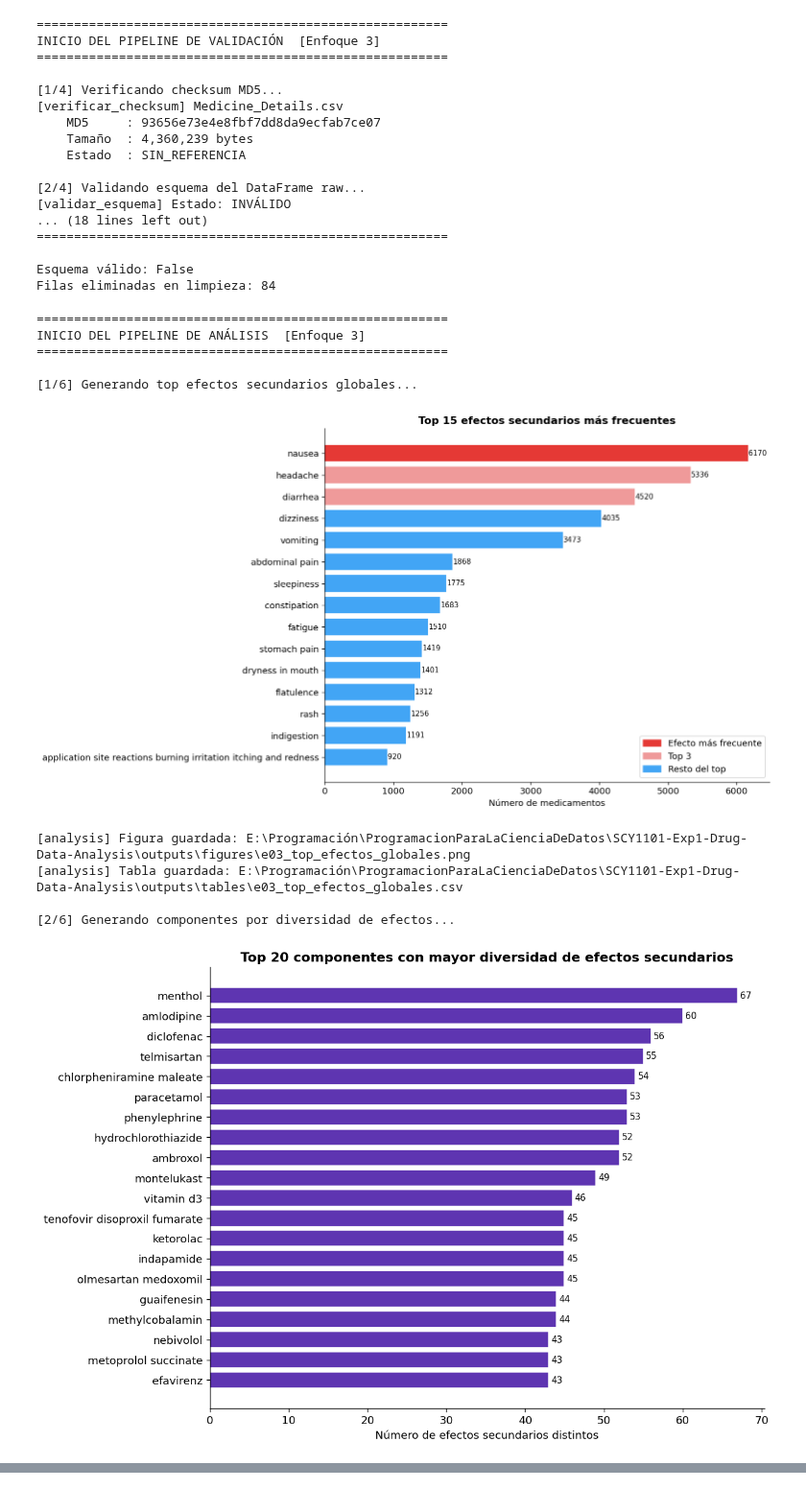
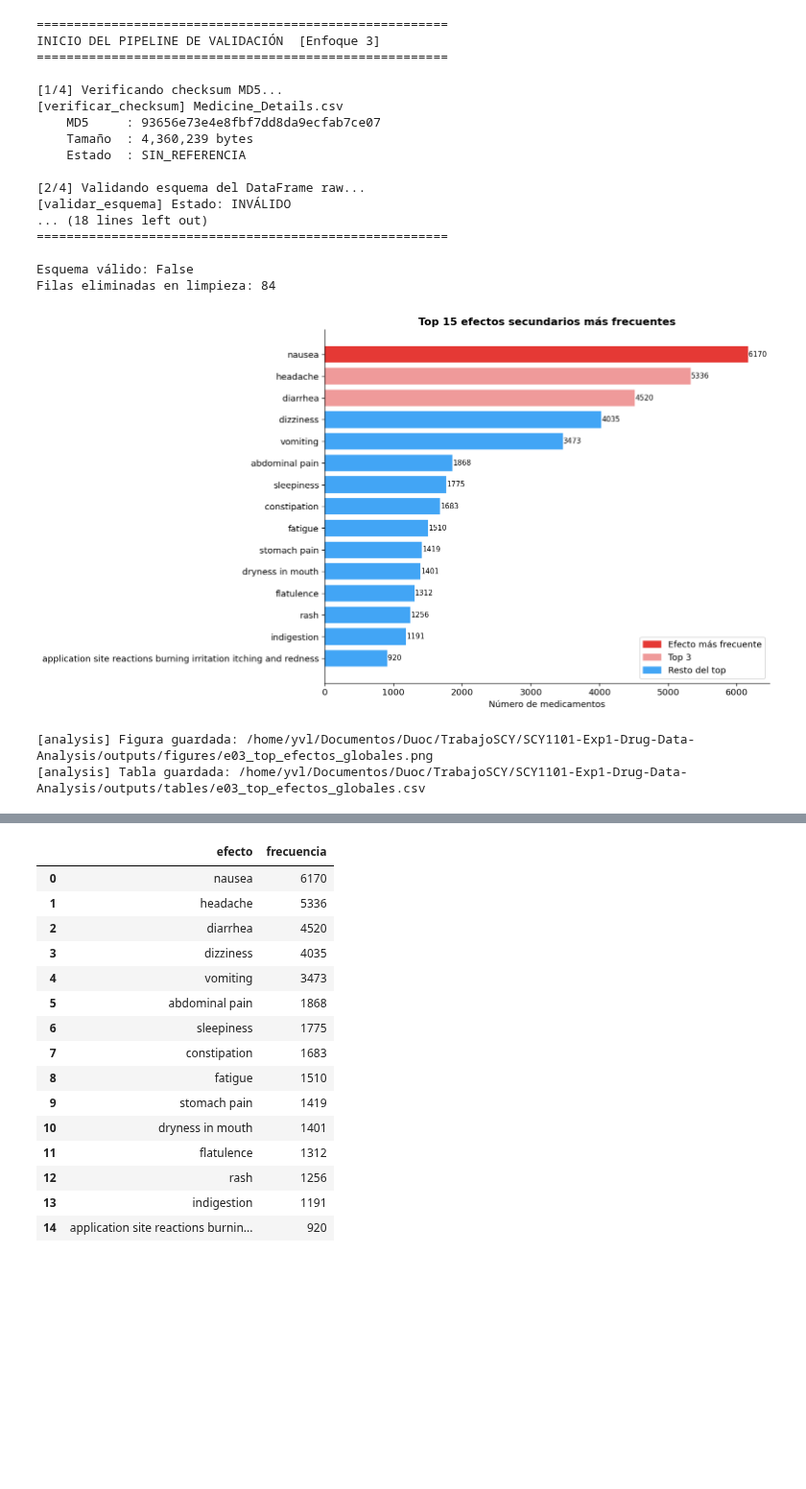
Before and after one commit to Cesitar16/SCY1101-Exp1-Drug-Data-Analysis, a Jupyter notebook: notebooks/enfoque_03_efectos_secundarios_componentes/03_analisis_efectos_secundarios_componentes.ipynb, the cells around one changed output, grey strips where cells are left out. Shown at 96% size. Drawn from its saved outputs; the diff is of its cells as text; code cells hidden in the pictures; blank space fills up the shorter version.

```diff
--- a/notebooks/enfoque_03_efectos_secundarios_componentes/03_analisis_efectos_secundarios_componentes.ipynb
+++ b/notebooks/enfoque_03_efectos_secundarios_componentes/03_analisis_efectos_secundarios_componentes.ipynb
@@ -27,8 +27,17 @@ from src.enfoque_03_efectos_secundarios_componentes.transform import run_transfo
 from src.enfoque_03_efectos_secundarios_componentes.analysis import run_analysis_pipeline
 from src.enfoque_03_efectos_secundarios_componentes.validation import run_validation_pipeline
 
+from src.enfoque_03_efectos_secundarios_componentes.analysis import (
+    plot_top_efectos,
+    plot_componentes_por_diversidad_efectos,
+    plot_heatmap_componente_efecto,
+    plot_efectos_por_n_componentes,
+    plot_top_efectos_por_componente,
+    plot_histograma_n_efectos,
+)
+
 # 1. Cargar datos raw
-df_raw = load_medicine_data(download_if_missing=False)
+df_raw = load_medicine_data(download_if_missing=True)
 print(f"Dataset cargado: {df_raw.shape[0]:,} filas × {df_raw.shape[1]} columnas")
 
 # 2. Limpieza
@@ -80,17 +89,9 @@ INICIO DEL PIPELINE DE VALIDACIÓN  [Enfoque 3]
 Esquema válido: False
 Filas eliminadas en limpieza: 84
 # %%
-# 5. Análisis y visualizaciones
-run_analysis_pipeline(df_clean, df_long, crosstab, crosstab_norm)
+# 5.1 Top efectos secundarios globales
+plot_top_efectos(df_clean, top_n=15)
 # %% [output]
+[figure]
-=======================================================
-INICIO DEL PIPELINE DE ANÁLISIS  [Enfoque 3]
-=======================================================
-
-[1/6] Generando top efectos secundarios globales...
+[analysis] Figura guardada: /home/yvl/Documentos/Duoc/TrabajoSCY/SCY1101-Exp1-Drug-Data-Analysis/outputs/figures/e03_top_efectos_globales.png
+[analysis] Tabla guardada: /home/yvl/Documentos/Duoc/TrabajoSCY/SCY1101-Exp1-Drug-Data-Analysis/outputs/tables/e03_top_efectos_globales.csv
-[figure]
-[analysis] Figura guardada: E:\Programación\ProgramacionParaLaCienciaDeDatos\SCY1101-Exp1-Drug-Data-Analysis\outputs\figures\e03_top_efectos_globales.png
-[analysis] Tabla guardada: E:\Programación\ProgramacionParaLaCienciaDeDatos\SCY1101-Exp1-Drug-Data-Analysis\outputs\tables\e03_top_efectos_globales.csv
-
-[2/6] Generando componentes por diversidad de efectos...
-[figure, removed]
@@ -121,0 +98,16 @@ Tablas guardadas en  : E:\Programación\ProgramacionParaLaCienciaDeDatos\SCY1101
+|  | efecto | frecuencia |
+| 0 | nausea | 6170 |
+| 1 | headache | 5336 |
+| 2 | diarrhea | 4520 |
+| 3 | dizziness | 4035 |
+| 4 | vomiting | 3473 |
+| 5 | abdominal pain | 1868 |
+| 6 | sleepiness | 1775 |
+| 7 | constipation | 1683 |
+| 8 | fatigue | 1510 |
+| 9 | stomach pain | 1419 |
+| 10 | dryness in mouth | 1401 |
+| 11 | flatulence | 1312 |
+| 12 | rash | 1256 |
+| 13 | indigestion | 1191 |
+| 14 | application site reactions burnin... | 920 |
```
Also changed, not shown: parts of 14 cells of this notebook, 3 other files.
